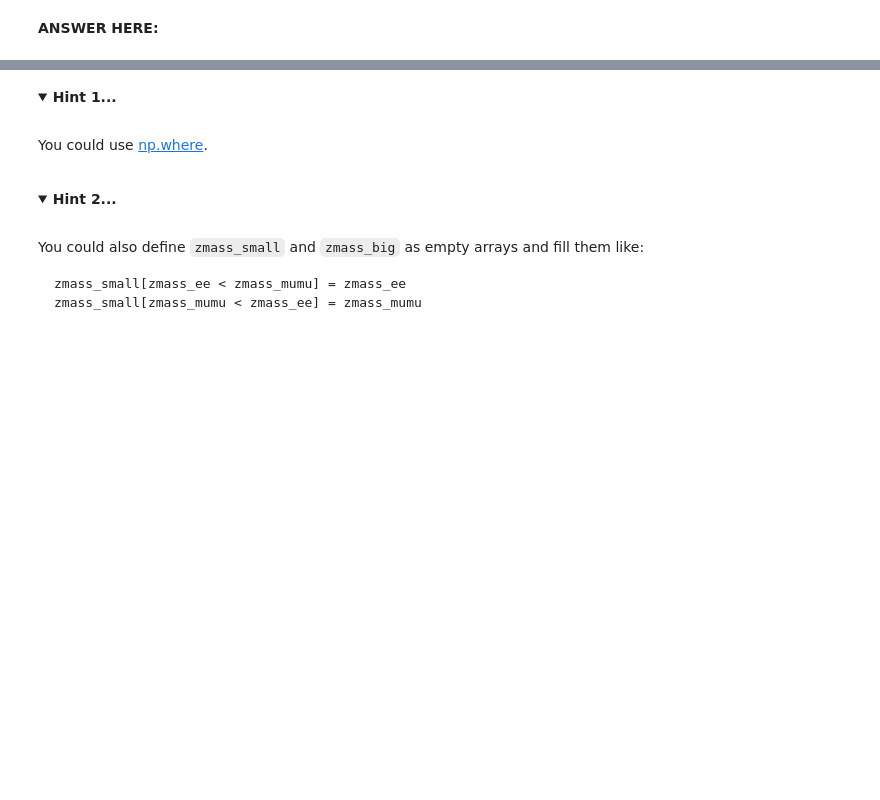
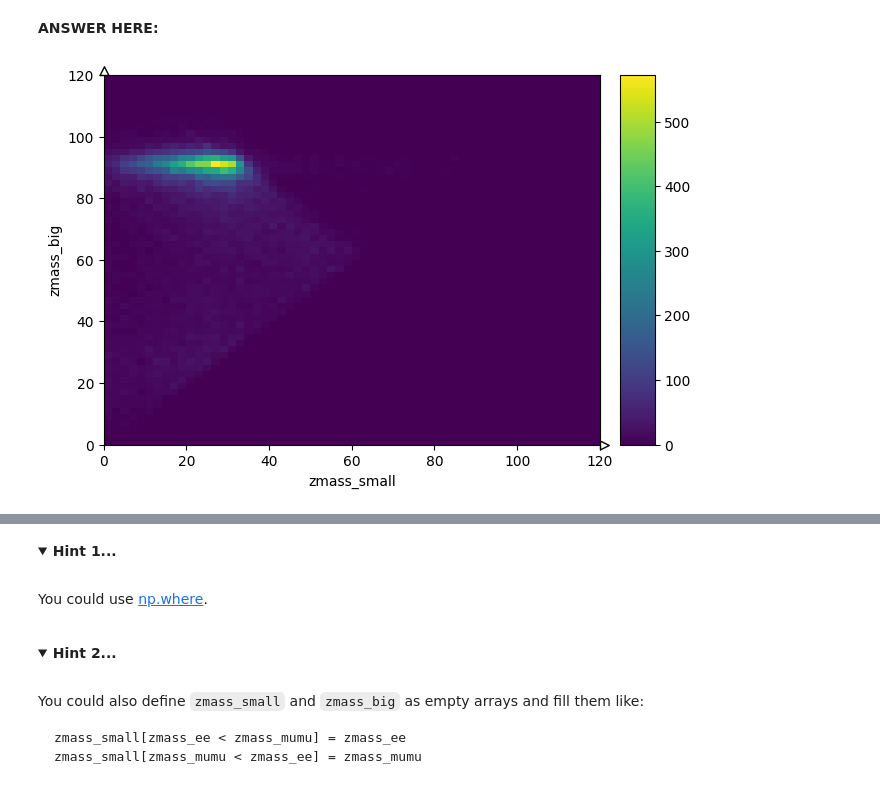
Before and after one commit to adithyap-code/2025-06-15-hsf-india-tutorial-bangalore, a Jupyter notebook: lesson-2-arrays/project-2-higgs.ipynb, the cells around one changed output, grey strips where cells are left out. Drawn from its saved outputs; the diff is of its cells as text; code cells hidden in the pictures; folded sections open; blank space fills up the shorter version.

```diff
--- a/lesson-2-arrays/project-2-higgs.ipynb
+++ b/lesson-2-arrays/project-2-higgs.ipynb
@@ -609,3 +620,24 @@ It should look like this (60 bins×60 bins):
 ![image.png](attachment:ba75be3e-f376-4359-b0c4-09bfa8546126.png)
 # %% [markdown]
 **ANSWER HERE:**
+# %%
+zmass_small = np.where(zmass_ee < zmass_mumu, zmass_ee, zmass_mumu)
+zmass_big = np.where(zmass_ee > zmass_mumu, zmass_ee, zmass_mumu)
+mask1 = (
+    (zmass_small >= 12) & (zmass_small <= 120) &
+    (zmass_big >= 40) & (zmass_big <= 120)
+)
+zmass_small_cut=zmass_small[mask1]
+zmass_big_cut=zmass_big[mask1]
+# %%
+pre_hist = (
+    hist.Hist.new
+    .Regular(60, 0, 120, name="zmass_small")
+    .Regular(60, 0, 120, name="zmass_big")
+    .Double()
+    .fill(zmass_small , zmass_big)
+)
+
+pre_hist.plot2d();
+# %% [output]
+[figure, added]
```
Also changed, not shown: parts of 7 cells of this notebook.
